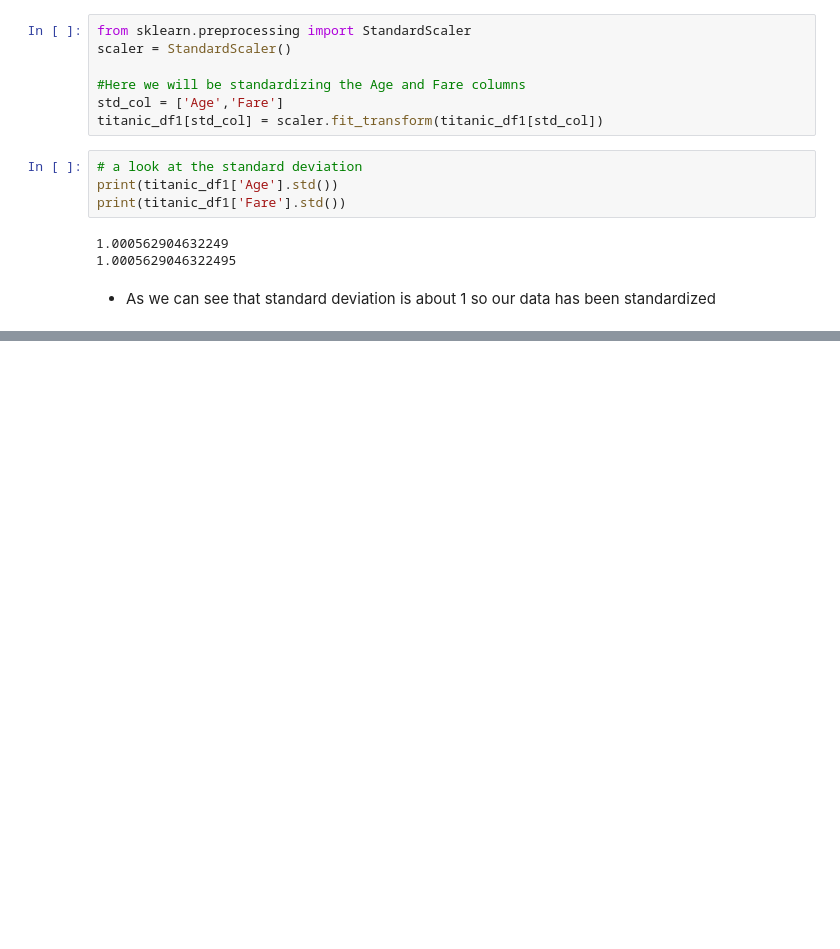
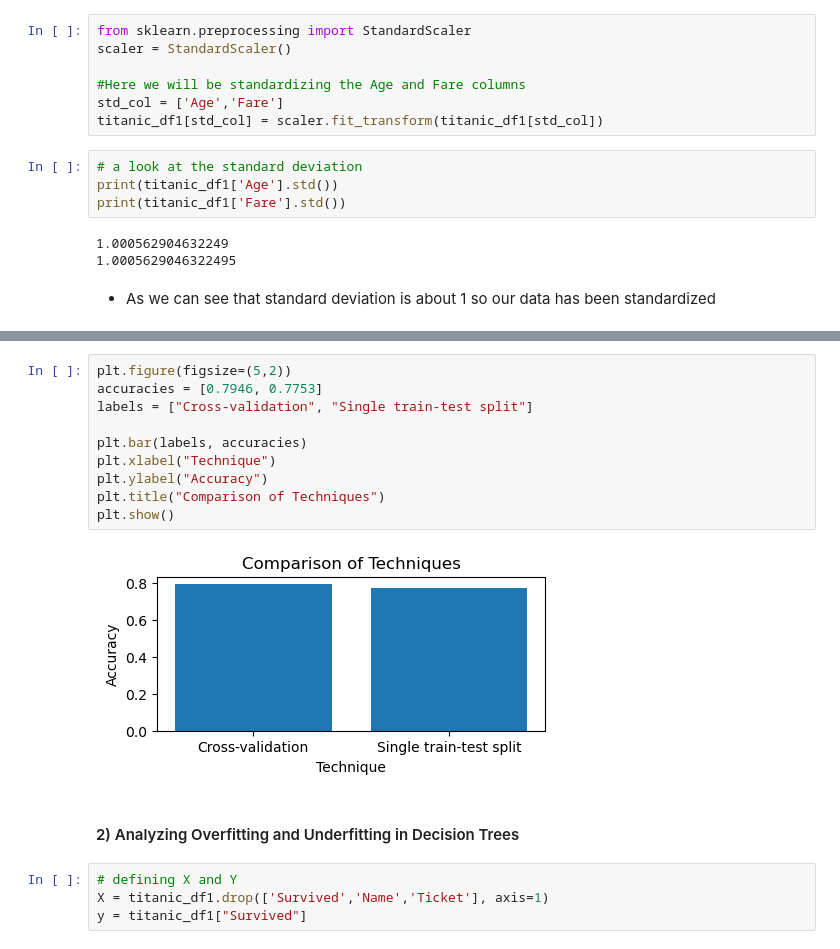
Before and after one commit to Syed-Shahir/100DaysOfBytewise, a Jupyter notebook: BTW_W6_Task4.ipynb, the cells around one changed output, grey strips where cells are left out. Saved outputs shown, nothing was run; the diff lists cells and outputs as text; blank space fills up the shorter version.

```diff
--- a/BTW_W6_Task4.ipynb
+++ b/BTW_W6_Task4.ipynb
@@ -117,0 +153,18 @@ print(titanic_df1['Fare'].std())
+# %%
+plt.figure(figsize=(5,2))
+accuracies = [0.7946, 0.7753]
+labels = ["Cross-validation", "Single train-test split"]
+
+plt.bar(labels, accuracies)
+plt.xlabel("Technique")
+plt.ylabel("Accuracy")
+plt.title("Comparison of Techniques")
+plt.show()
+# %% [output]
+[figure, added]
+# %% [markdown]
+#### 2) Analyzing Overfitting and Underfitting in Decision Trees
+# %%
+# defining X and Y
+X = titanic_df1.drop(['Survived','Name','Ticket'], axis=1)
+y = titanic_df1["Survived"]
```
Also changed, not shown: parts of 21 cells of this notebook.
